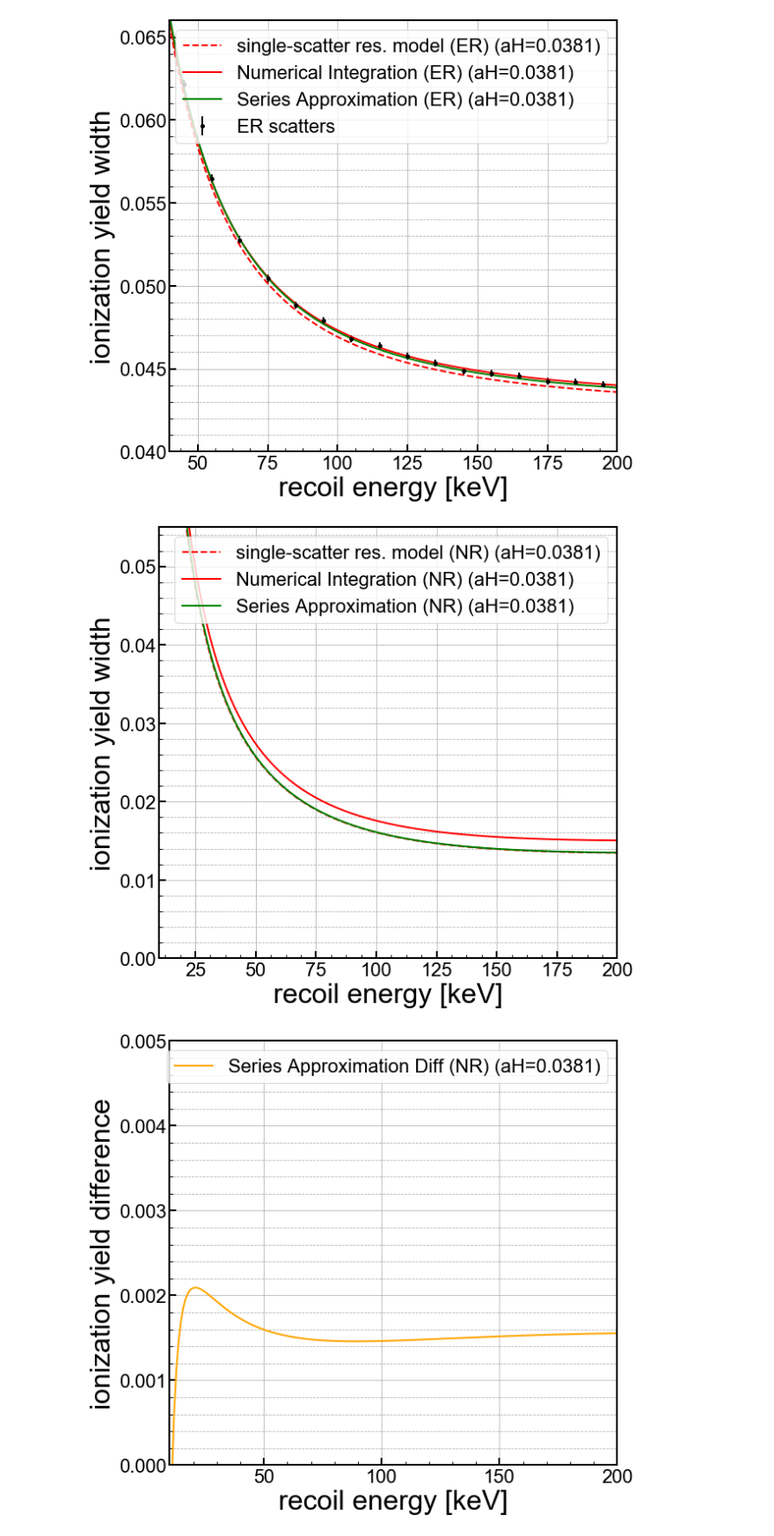
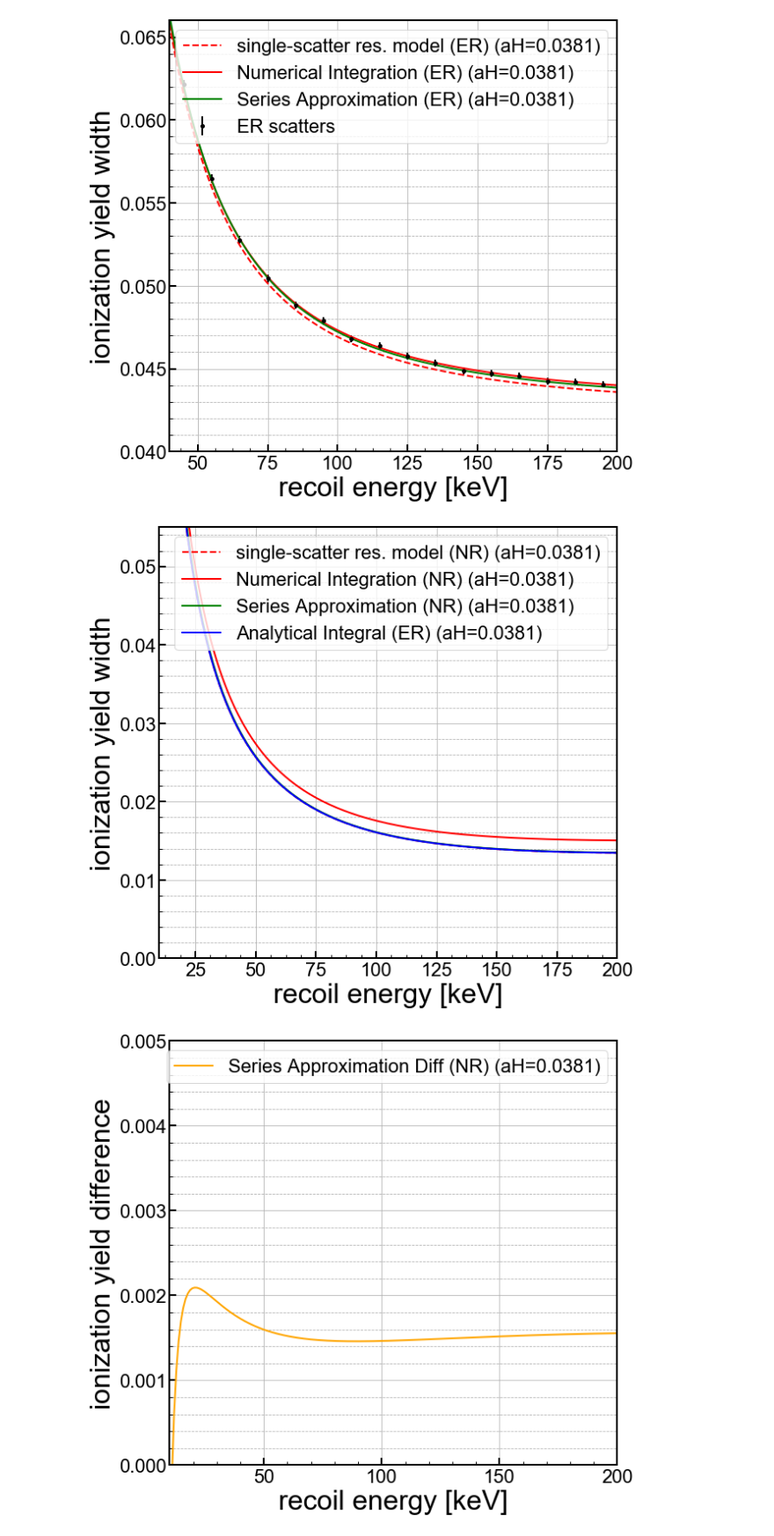
Before and after one commit to villano-lab/nrFano_paper2019, a Jupyter notebook: analysis_notebooks/timing_tests.ipynb, the cells around one changed output. Shown at 88% size. Cells and saved outputs as stored; diff of their text form; code cells hidden in the pictures.

```diff
--- a/analysis_notebooks/timing_tests.ipynb
+++ b/analysis_notebooks/timing_tests.ipynb
@@ -433,34 +440,36 @@ ax1.plot(X,sigQnrv(X),color='r',linestyle="--",linewidth=2, \
 ax1.plot(Enr,signr,color='r',linestyle="-",linewidth=2, \
          label='Numerical Integration (NR) (aH={})'.format(aH))
 ax1.plot(X,np.sqrt(pd.series_NRQ_var(X,V=4.0,F=0,aH=0.0381,A=0.16,B=0.18,alpha=(1/18.0))),color='g',linestyle="-",linewidth=2, \
          label='Series Approximation (NR) (aH={})'.format(0.0381))
+ax1.plot(X,np.sqrt(pd.analytical_NRQ_var(X,V=4.0,aH=0.0381,A=0.16,B=0.18,alpha=(1/18.0))),color='b',linestyle="-",linewidth=2, \
+         label='Analytical Integral (ER) (aH={})'.format(0.0381))
 
 
 
 ymin = 0.0
 ymax = 0.055
 
 
 
 ax1.set_yscale('linear')
 #ax1.set_yscale('log')
 ax1.set_xlim(10, 200)
 ax1.set_ylim(ymin,ymax)
 ax1.set_xlabel(r'recoil energy [keV]',**axis_font)
 ax1.set_ylabel('ionization yield width',**axis_font)
 ax1.grid(True)
 ax1.yaxis.grid(True,which='minor',linestyle='--')
 ax1.legend(loc=1,prop={'size':22})
 #ax1.legend(bbox_to_anchor=(1.04,1),borderaxespad=0,prop={'size':22})
 
 for axis in ['top','bottom','left','right']:
   ax1.spines[axis].set_linewidth(2)
 
 plt.tight_layout()
 plt.savefig('figures/NRyieldWidth_series.png')
 plt.show()
 # %% [output]
-[figure, old version]
+[figure, new version]
 # %%
 #set up a 1d plot
 fig,axes = plt.subplots(1,1,figsize=(9.0,8.0),sharex=True)
```
Also changed, not shown: parts of 12 cells of this notebook, 8 other files.
